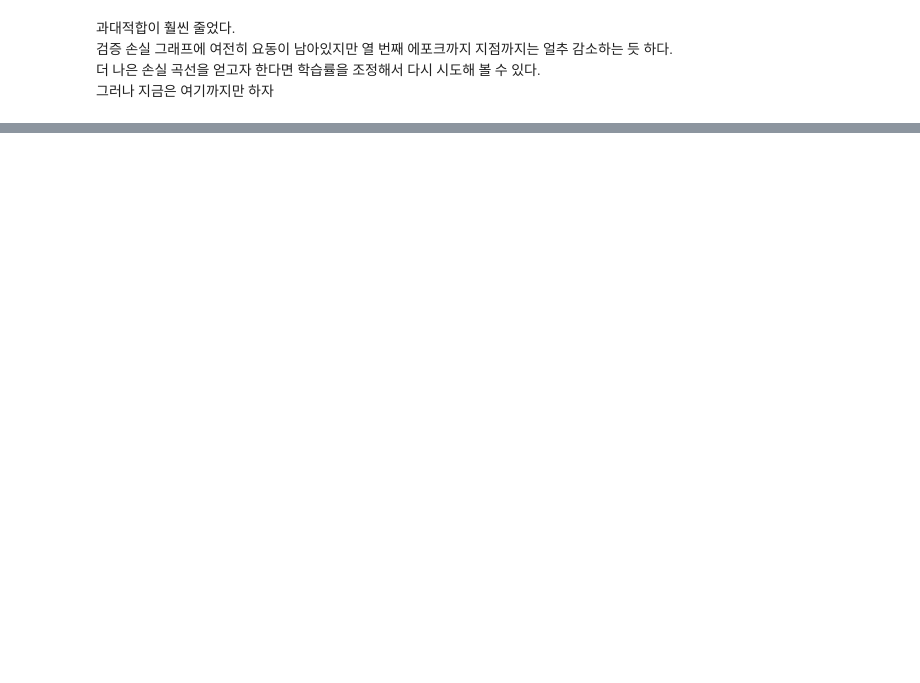
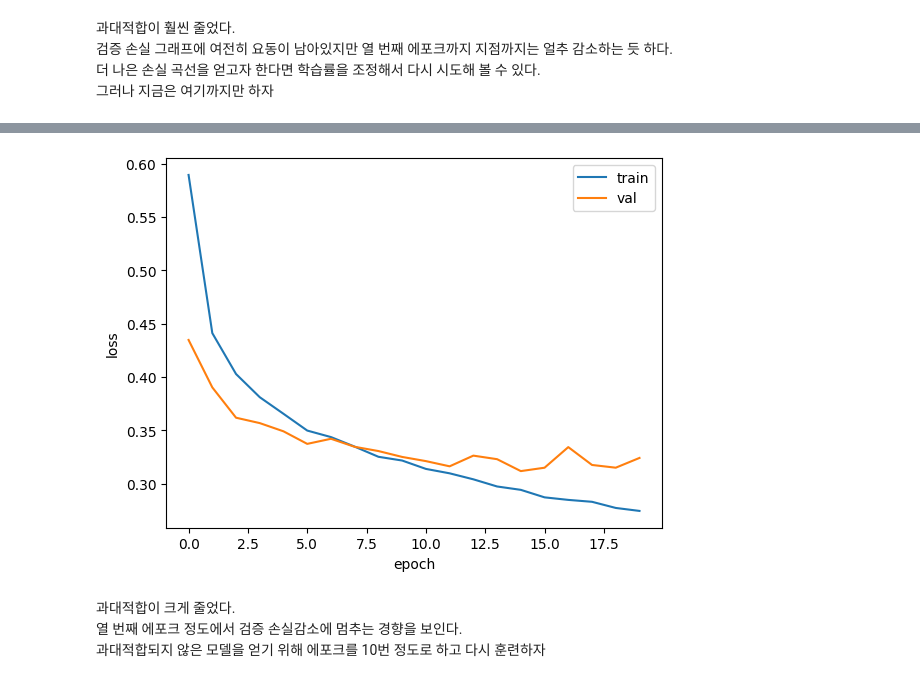
Before and after one commit to Tarel-Github/Artificial_Intelligence_practice, a Jupyter notebook: 6-3. 딥러닝: 신경망 모델 훈련.ipynb, the cells around one changed output, grey strips where cells are left out. Cells and saved outputs as stored; diff of their text form; code cells hidden in the pictures; blank space fills up the shorter version.

```diff
--- a/6-3. 딥러닝: 신경망 모델 훈련.ipynb
+++ b/6-3. 딥러닝: 신경망 모델 훈련.ipynb
@@ -156,0 +166,3 @@ plt.show()
+# %%
+model = model_fn(keras.layers.Dropout(0.3))
+model.summary()
@@ -156,0 +194,15 @@ plt.show()
+# %%
+model.compile(optimizer='adam', loss='sparse_categorical_crossentropy', metrics='accuracy')
+history = model.fit(train_scaled, train_target, epochs = 20, verbose = 0, validation_data = (val_scaled, val_target))
+plt.plot(history.history['loss'])
+plt.plot(history.history['val_loss'])
+plt.xlabel('epoch')
+plt.ylabel('loss')
+plt.legend(['train', 'val'])
+plt.show()
+# %% [output]
+[figure, added]
+# %% [markdown]
+과대적합이 크게 줄었다.
+열 번째 에포크 정도에서 검증 손실감소에 멈추는 경향을 보인다.
+과대적합되지 않은 모델을 얻기 위해 에포크를 10번 정도로 하고 다시 훈련하자
```
Also changed, not shown: parts of 40 cells of this notebook.
